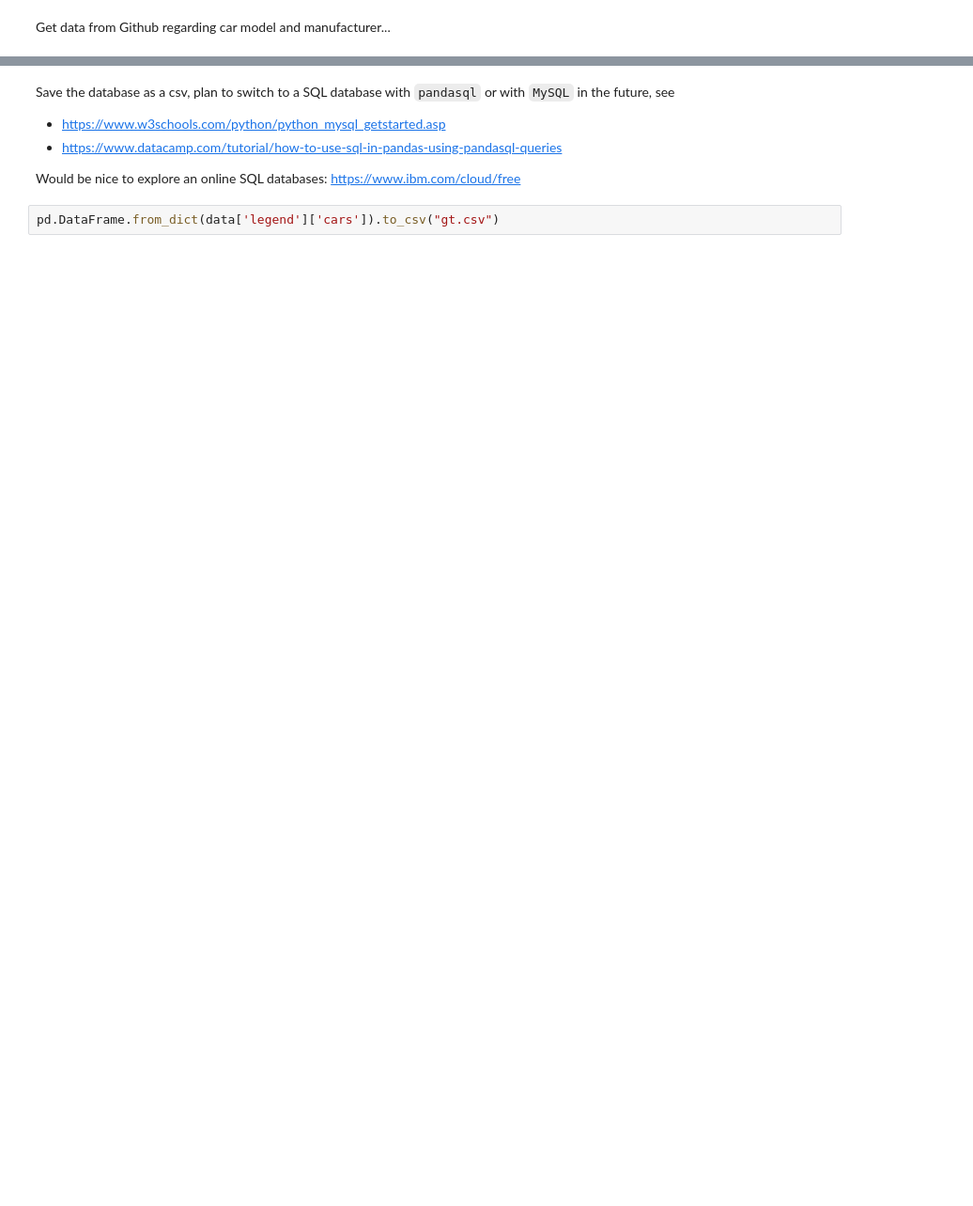
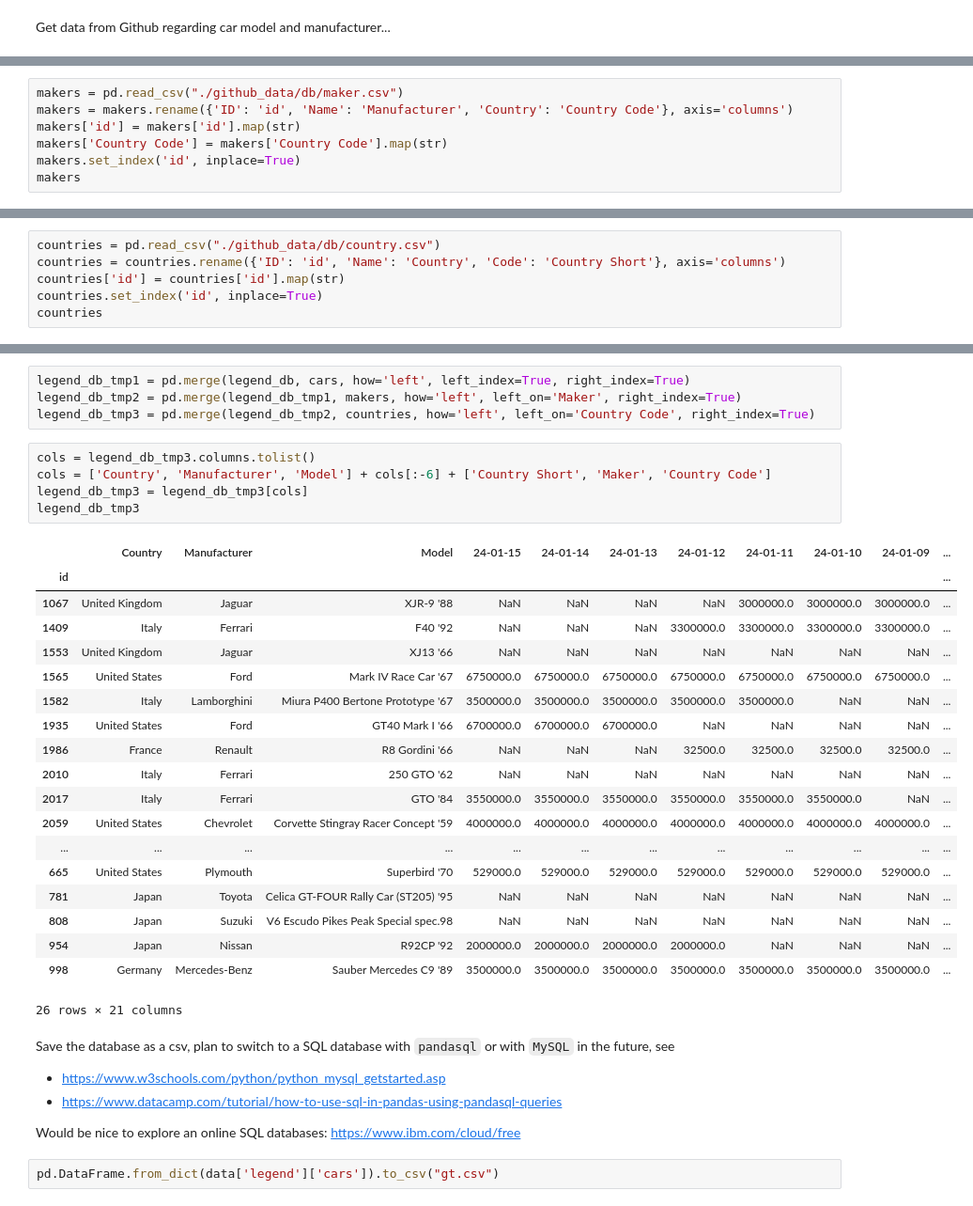
Before and after one commit to marcohoucheng/Gran-Turismo-7-Price-Tracker, a Jupyter notebook: build.ipynb, the cells around one changed output, grey strips where cells are left out. Shown: that part at 94% size. Saved outputs shown, nothing was run; the diff lists cells and outputs as text; blank space fills up the shorter version.

```diff
--- a/build.ipynb
+++ b/build.ipynb
@@ -183,0 +191,7 @@ cars
+# %%
+makers = pd.read_csv("./github_data/db/maker.csv")
+makers = makers.rename({'ID': 'id', 'Name': 'Manufacturer', 'Country': 'Country Code'}, axis='columns')
+makers['id'] = makers['id'].map(str)
+makers['Country Code'] = makers['Country Code'].map(str)
+makers.set_index('id', inplace=True)
+makers
@@ -183,0 +213,6 @@ cars
+# %%
+countries = pd.read_csv("./github_data/db/country.csv")
+countries = countries.rename({'ID': 'id', 'Name': 'Country', 'Code': 'Country Short'}, axis='columns')
+countries['id'] = countries['id'].map(str)
+countries.set_index('id', inplace=True)
+countries
@@ -184,3 +237,32 @@ cars
+# %%
+legend_db_tmp1 = pd.merge(legend_db, cars, how='left', left_index=True, right_index=True)
+legend_db_tmp2 = pd.merge(legend_db_tmp1, makers, how='left', left_on='Maker', right_index=True)
+legend_db_tmp3 = pd.merge(legend_db_tmp2, countries, how='left', left_on='Country Code', right_index=True)
+# %%
+cols = legend_db_tmp3.columns.tolist()
+cols = ['Country', 'Manufacturer', 'Model'] + cols[:-6] + ['Country Short', 'Maker', 'Country Code']
+legend_db_tmp3 = legend_db_tmp3[cols]
+legend_db_tmp3
+# %% [output]
+|  | Country | Manufacturer | Model | 24-01-15 | 24-01-14 | 24-01-13 | 24-01-12 | 24-01-11 | 24-01-10 | 24-01-09 | ... |
+| id |  |  |  |  |  |  |  |  |  |  | ... |
+| 1067 | United Kingdom | Jaguar | XJR-9 '88 | NaN | NaN | NaN | NaN | 3000000.0 | 3000000.0 | 3000000.0 | ... |
+| 1409 | Italy | Ferrari | F40 '92 | NaN | NaN | NaN | 3300000.0 | 3300000.0 | 3300000.0 | 3300000.0 | ... |
+| 1553 | United Kingdom | Jaguar | XJ13 '66 | NaN | NaN | NaN | NaN | NaN | NaN | NaN | ... |
+| 1565 | United States | Ford | Mark IV Race Car '67 | 6750000.0 | 6750000.0 | 6750000.0 | 6750000.0 | 6750000.0 | 6750000.0 | 6750000.0 | ... |
+| 1582 | Italy | Lamborghini | Miura P400 Bertone Prototype '67 | 3500000.0 | 3500000.0 | 3500000.0 | 3500000.0 | 3500000.0 | NaN | NaN | ... |
+| 1935 | United States | Ford | GT40 Mark I '66 | 6700000.0 | 6700000.0 | 6700000.0 | NaN | NaN | NaN | NaN | ... |
+| 1986 | France | Renault | R8 Gordini '66 | NaN | NaN | NaN | 32500.0 | 32500.0 | 32500.0 | 32500.0 | ... |
+| 2010 | Italy | Ferrari | 250 GTO '62 | NaN | NaN | NaN | NaN | NaN | NaN | NaN | ... |
+| 2017 | Italy | Ferrari | GTO '84 | 3550000.0 | 3550000.0 | 3550000.0 | 3550000.0 | 3550000.0 | 3550000.0 | NaN | ... |
+| 2059 | United States | Chevrolet | Corvette Stingray Racer Concept '59 | 4000000.0 | 4000000.0 | 4000000.0 | 4000000.0 | 4000000.0 | 4000000.0 | 4000000.0 | ... |
+| ... | ... | ... | ... | ... | ... | ... | ... | ... | ... | ... | ... |
+| 665 | United States | Plymouth | Superbird '70 | 529000.0 | 529000.0 | 529000.0 | 529000.0 | 529000.0 | 529000.0 | 529000.0 | ... |
+| 781 | Japan | Toyota | Celica GT-FOUR Rally Car (ST205) '95 | NaN | NaN | NaN | NaN | NaN | NaN | NaN | ... |
+| 808 | Japan | Suzuki | V6 Escudo Pikes Peak Special spec.98 | NaN | NaN | NaN | NaN | NaN | NaN | NaN | ... |
+| 954 | Japan | Nissan | R92CP '92 | 2000000.0 | 2000000.0 | 2000000.0 | 2000000.0 | NaN | NaN | NaN | ... |
+| 998 | Germany | Mercedes-Benz | Sauber Mercedes C9 '89 | 3500000.0 | 3500000.0 | 3500000.0 | 3500000.0 | 3500000.0 | 3500000.0 | 3500000.0 | ... |
+26 rows × 21 columns
 # %% [markdown]
 Save the database as a csv, plan to switch to a SQL database with `pandasql` or with `MySQL` in the future, see
 * https://www.w3schools.com/python/python_mysql_getstarted.asp
```
Also changed, not shown: parts of 12 cells of this notebook.
